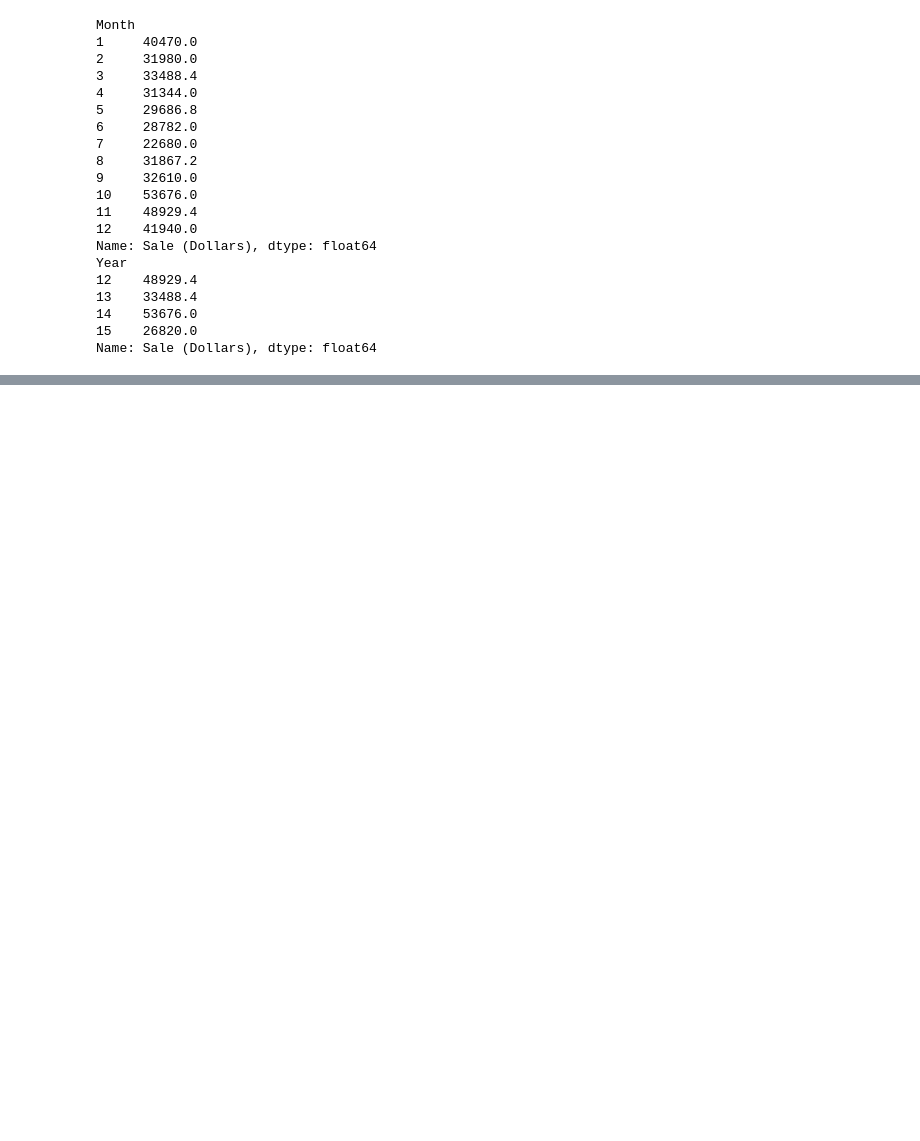
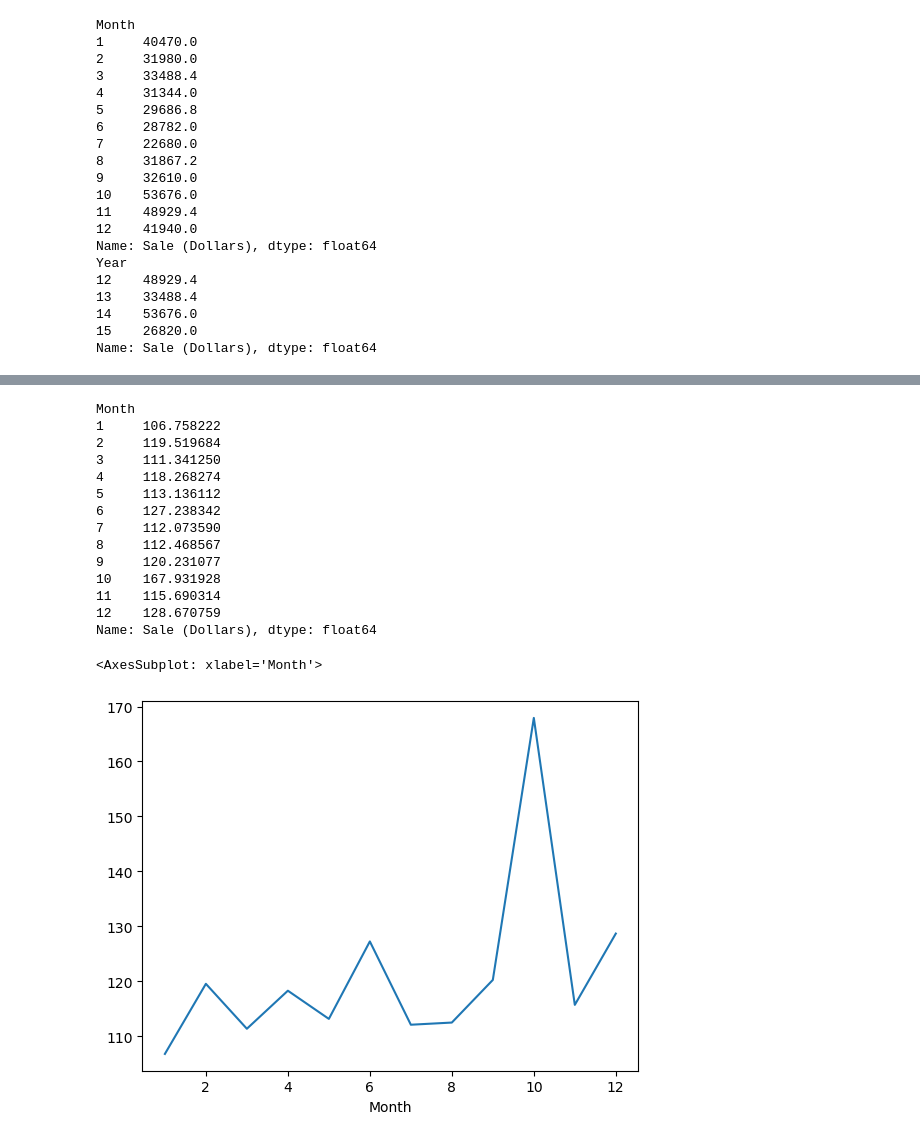
Before and after one commit to Group-2-CSPB4502/Iowa-Liquor-Sales, a Jupyter notebook: Data/DataCleaning/DataCleaningTesting/Questions_Functions.ipynb, the cells around one changed output, grey strips where cells are left out. Drawn from its saved outputs; the diff is of its cells as text; code cells hidden in the pictures; blank space fills up the shorter version.

```diff
--- a/Data/DataCleaning/DataCleaningTesting/Questions_Functions.ipynb
+++ b/Data/DataCleaning/DataCleaningTesting/Questions_Functions.ipynb
@@ -181,0 +290,19 @@ monthly_sales.plot();
+# %%
+timeofyear_mean('LiquorSalesSamplev2.csv', 'Month', 'Sale (Dollars)', '12').plot()
+# %% [output]
+Month
+1     106.758222
+2     119.519684
+3     111.341250
+4     118.268274
+5     113.136112
+6     127.238342
+7     112.073590
+8     112.468567
+9     120.231077
+10    167.931928
+11    115.690314
+12    128.670759
+Name: Sale (Dollars), dtype: float64
+<AxesSubplot: xlabel='Month'>
+[figure, added]
```
Also changed, not shown: parts of 21 cells of this notebook.
